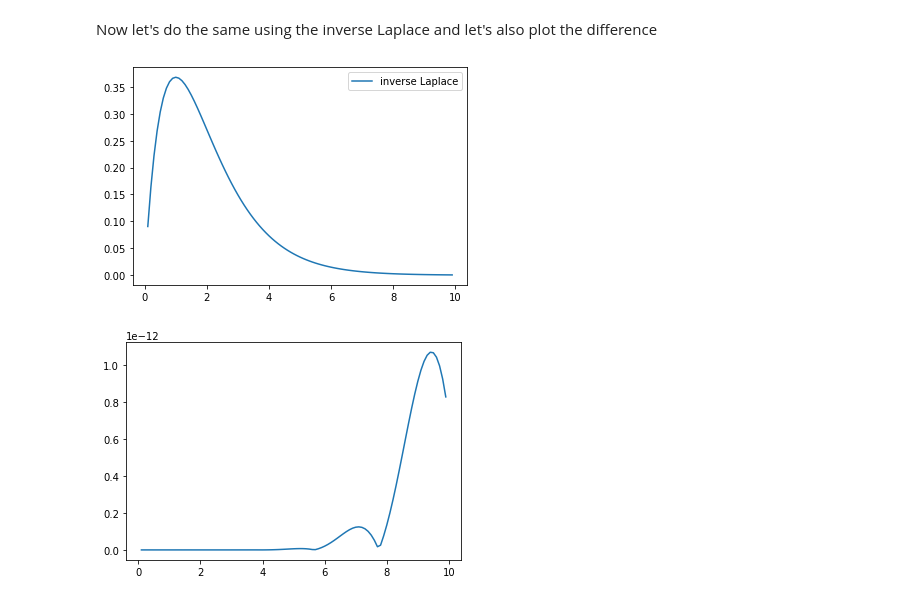
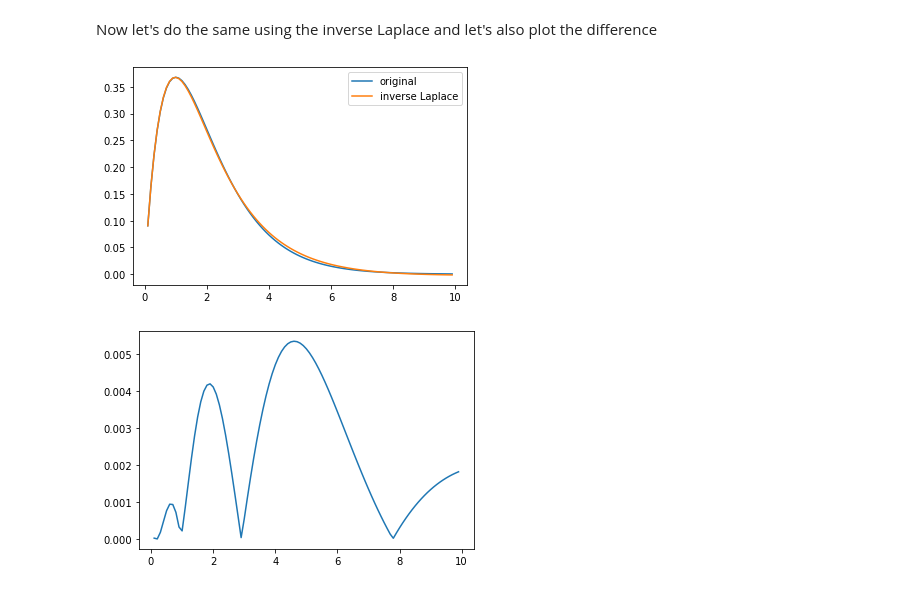
Before and after one commit to sergiogyoz/PDE_Network, a Jupyter notebook: SimpleLaplaceExample.ipynb, the cells around one changed output. Cells and saved outputs as stored; diff of their text form; code cells hidden in the pictures.

```diff
--- a/SimpleLaplaceExample.ipynb
+++ b/SimpleLaplaceExample.ipynb
@@ -30,15 +29,17 @@ Now let's do the same using the inverse Laplace and let's also plot the differen
 # %%
 f2=[]
 for time in t:
-    f2.append(invertlaplace(fs,time,method='stehfest'));
-#plt.plot(t,f,label="original");
+    #Use 7 terms on the coefficient series
+    f2.append(invertlaplace(fs,time,method='stehfest',degree=7));
+
+plt.plot(t,f,label="original");
 plt.plot(t,f2,label="inverse Laplace");
 plt.legend();
 plt.show();
 
 plt.figure();
 diff=np.abs(np.array(f)-np.array(f2));
 plt.plot(t,diff,label="difference");
 # %% [output]
-[figure, old version]
+[figure, new version]
-[figure, old version]
+[figure, new version]
```
Also changed, not shown: parts of 3 cells of this notebook.
